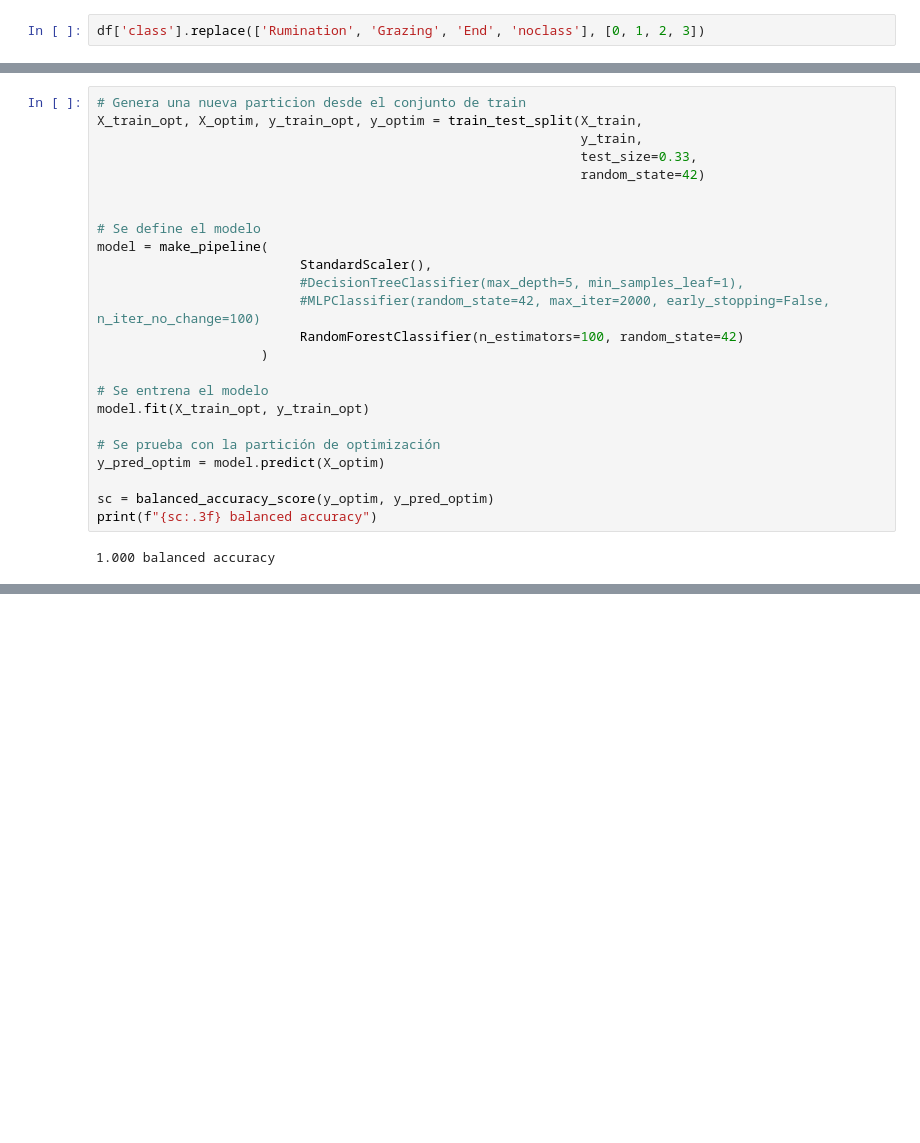
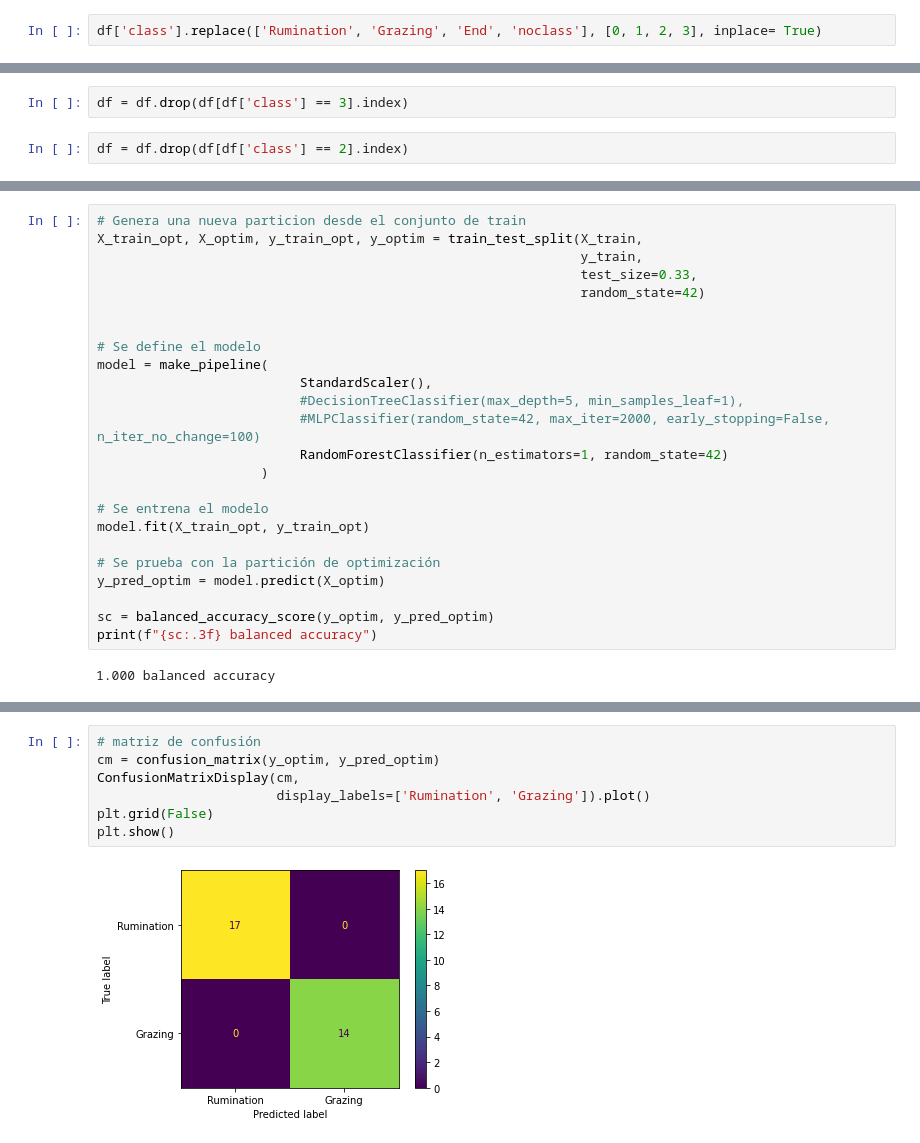
Before and after one commit to AlfonsoRafel/IA-Embebida, a Jupyter notebook: actividad_alimentaria.ipynb, the cells around one changed output, grey strips where cells are left out. Drawn from its saved outputs; the diff is of its cells as text; blank space fills up the shorter version.

```diff
--- a/actividad_alimentaria.ipynb
+++ b/actividad_alimentaria.ipynb
@@ -195,4 +195,4 @@ df['events']= total_events
 # %%
 df = pd.read_csv('./predict/act_alimentaria/out_clas_alim.csv', sep=',', header=0)
 # %%
-df['class'].replace(['Rumination', 'Grazing', 'End', 'noclass'], [0, 1, 2, 3])
+df['class'].replace(['Rumination', 'Grazing', 'End', 'noclass'], [0, 1, 2, 3], inplace= True)
@@ -220,6 +207,10 @@ from sklearn.metrics import classification_report
 from sklearn.metrics import confusion_matrix, ConfusionMatrixDisplay
 from sklearn.model_selection import train_test_split
 from sklearn.metrics import balanced_accuracy_score
+# %%
+df = df.drop(df[df['class'] == 3].index)
+# %%
+df = df.drop(df[df['class'] == 2].index)
 # %%
 X_train = df[['events' , 'perc_bite', 'perc_chew' , 'perc_chewbite']]
 y_train = df['class']
@@ -236,7 +241,7 @@ model = make_pipeline(
                           StandardScaler(),
                           #DecisionTreeClassifier(max_depth=5, min_samples_leaf=1),
                           #MLPClassifier(random_state=42, max_iter=2000, early_stopping=False, n_iter_no_change=100)
-                          RandomForestClassifier(n_estimators=100, random_state=42)
+                          RandomForestClassifier(n_estimators=1, random_state=42)
                      )
 
 # Se entrena el modelo
@@ -251,0 +293,9 @@ print(f"{sc:.3f} balanced accuracy")
+# %%
+# matriz de confusión
+cm = confusion_matrix(y_optim, y_pred_optim)
+ConfusionMatrixDisplay(cm,
+                       display_labels=['Rumination', 'Grazing']).plot()
+plt.grid(False)
+plt.show()
+# %% [output]
+[figure, added]
```
Also changed, not shown: parts of 9 cells of this notebook, 6 other files.
